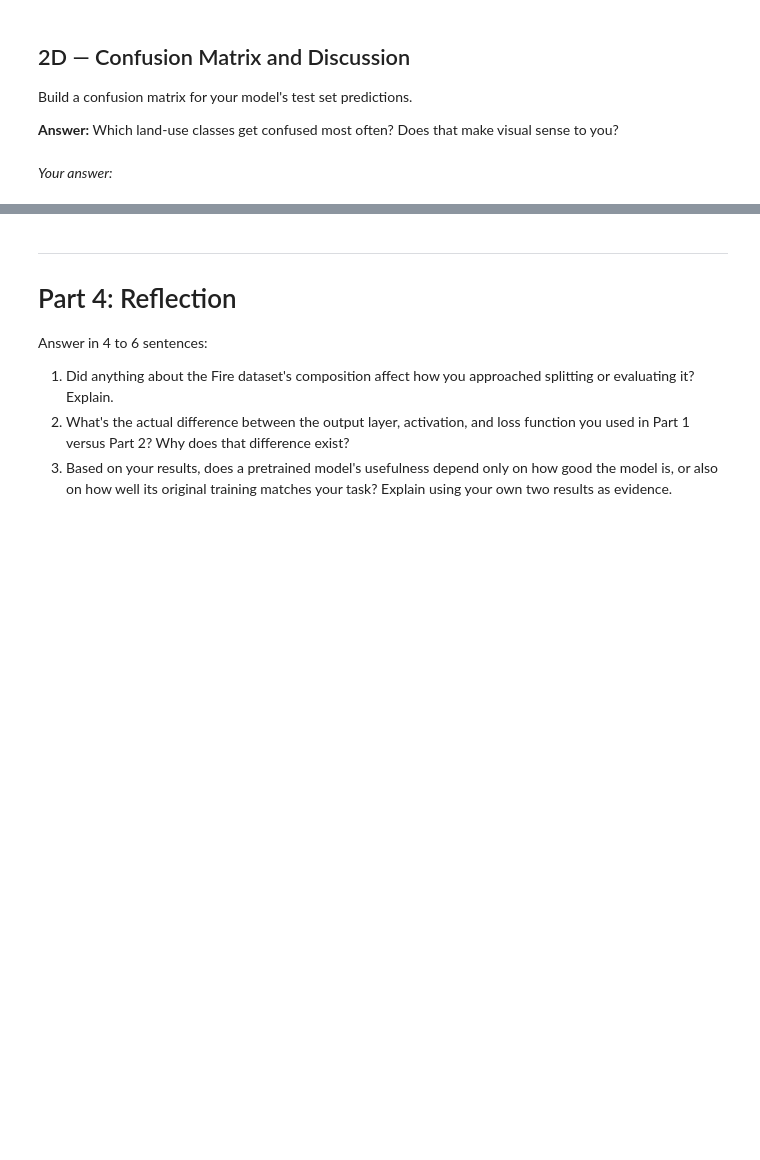
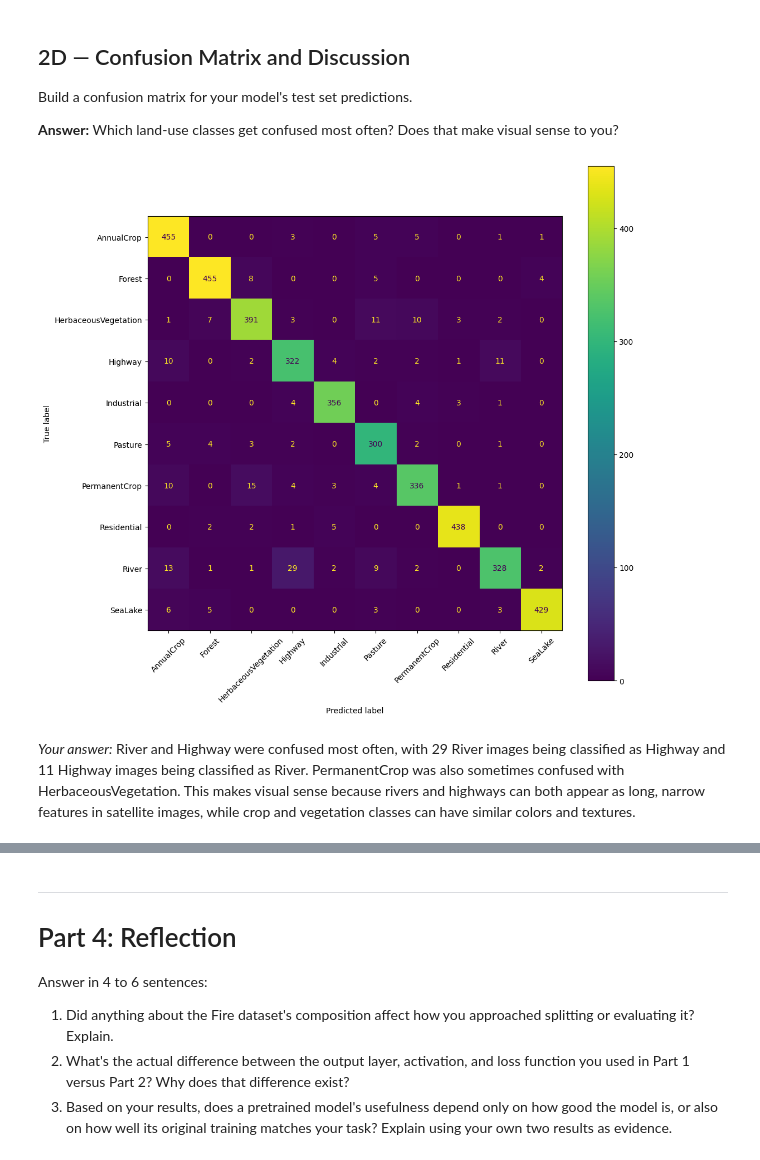
Before and after one commit to MatthewEngel/Coursework, a Jupyter notebook: Assignments/Assignment 2/Assignment2_TransferLearning.ipynb, the cells around one changed output, grey strips where cells are left out. Cells and saved outputs as stored; diff of their text form; code cells hidden in the pictures; blank space fills up the shorter version.

```diff
--- a/Assignments/Assignment 2/Assignment2_TransferLearning.ipynb
+++ b/Assignments/Assignment 2/Assignment2_TransferLearning.ipynb
@@ -312,8 +325,30 @@ Build a confusion matrix for your model's test set predictions.
 **Answer:** Which land-use classes get confused most often? Does that make visual sense to you?
 # %%
 # Build your confusion matrix here
+y_true = []
+y_pred = []
+
+for images, labels in test_sat:
+    predictions = model_sat.predict(images, verbose=0)
+
+    y_true.extend(labels.numpy())
+    y_pred.extend(np.argmax(predictions, axis=1))
+
+cm = confusion_matrix(y_true, y_pred)
+
+disp = ConfusionMatrixDisplay(
+    confusion_matrix=cm,
+    display_labels=class_names_sat
+)
+
+fig, ax = plt.subplots(figsize=(12, 12))
+disp.plot(ax=ax, xticks_rotation=45)
+plt.show()
+# %% [output]
+[figure, added]
 # %% [markdown]
 *Your answer:*
+River and Highway were confused most often, with 29 River images being classified as Highway and 11 Highway images being classified as River. PermanentCrop was also sometimes confused with HerbaceousVegetation. This makes visual sense because rivers and highways can both appear as long, narrow features in satellite images, while crop and vegetation classes can have similar colors and textures.
 # %% [markdown]
 ---
 # Part 3: Compare the Two Domains
```
Also changed, not shown: parts of 8 cells of this notebook.
